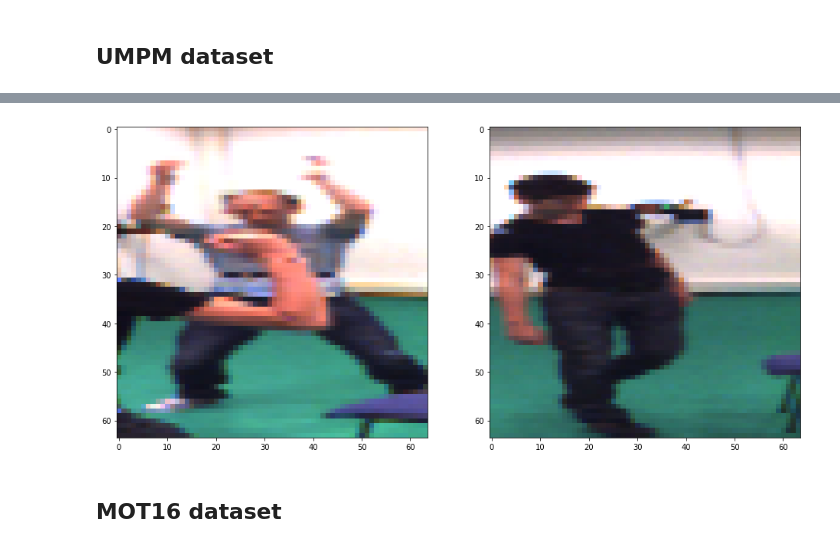
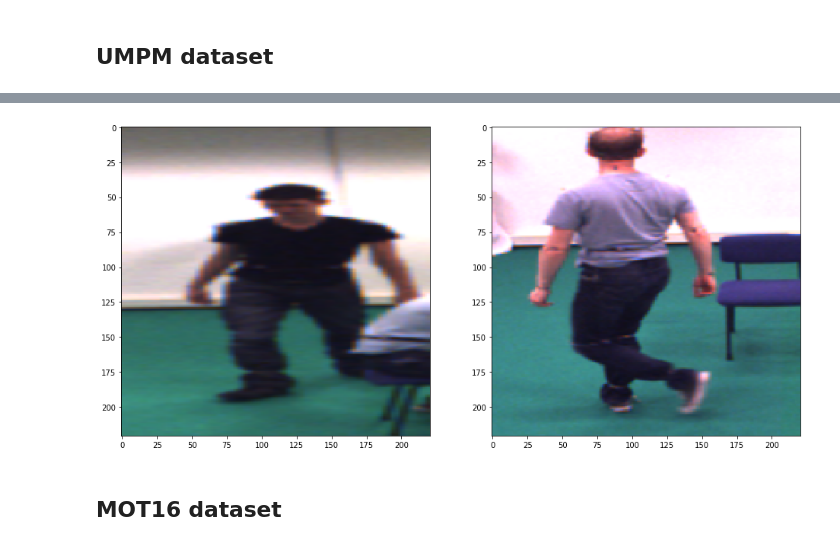
Before and after one commit to jutanke/person_reid, a Jupyter notebook: train.ipynb, the cells around one changed output, grey strips where cells are left out. Cells and saved outputs as stored; diff of their text form; code cells hidden in the pictures.

```diff
--- a/train.ipynb
+++ b/train.ipynb
@@ -60,7 +56,7 @@ print(root)
 
 user = Settings['UMPM']['username']
 pwd = Settings['UMPM']['password']
-umpm_sampler = UMPMSampler(root, ['p2_chair_2'], user, pwd, 64, 64)
+umpm_sampler = UMPMSampler(root, ['p2_chair_2'], user, pwd, 221, 221)
 
 
 _start = time()
@@ -87,4 +83,4 @@ same [0 1]
-[figure, old version]
+[figure, new version]
 # %% [markdown]
 ## MOT16 dataset
 # %%
```
Also changed, not shown: parts of 5 cells of this notebook.
